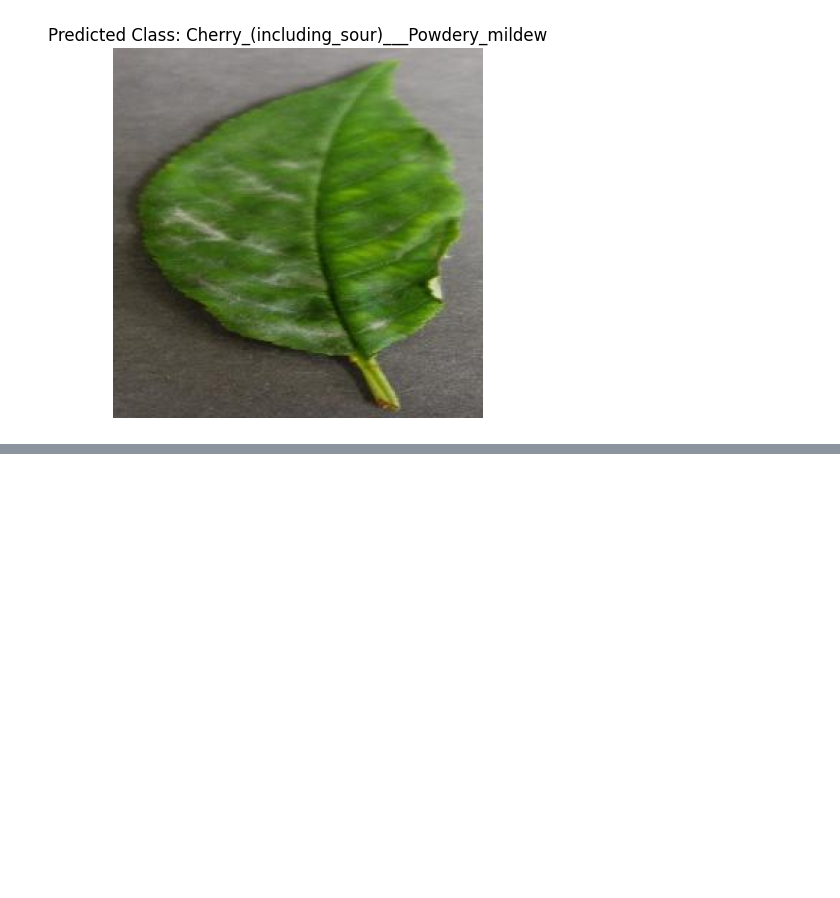
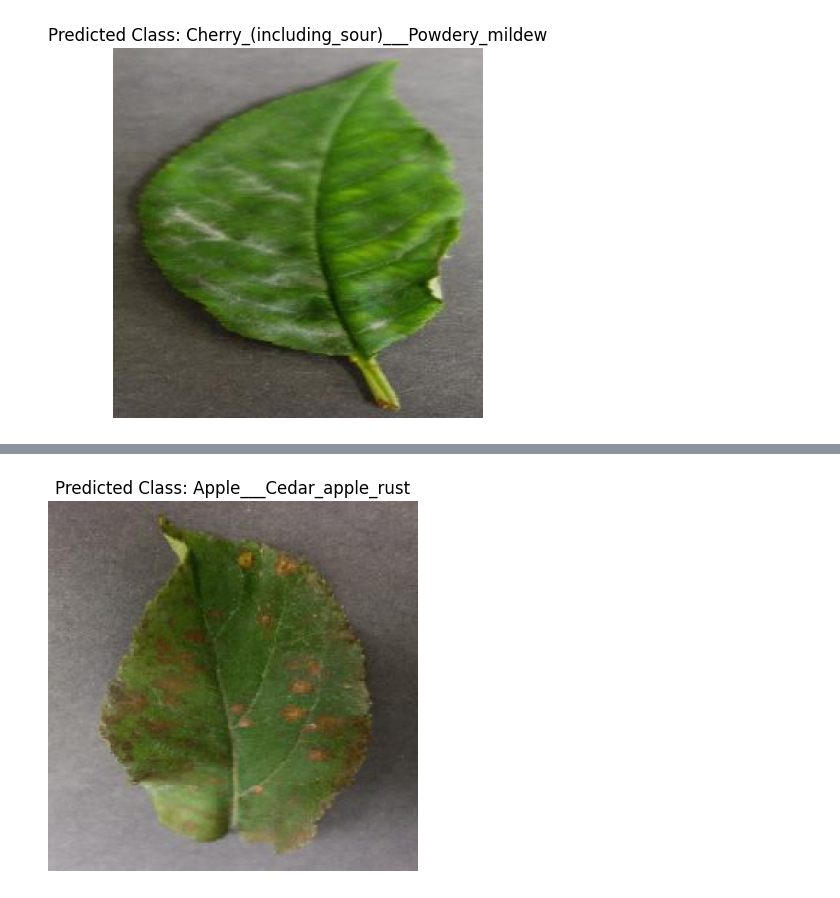
Before and after one commit to Haffizuddin7899/-Capstone-Project--Fungal_Disease_Classfication_In_Plants_Using_Leaf_Images-, a Jupyter notebook: Project_Code.ipynb, the cells around one changed output, grey strips where cells are left out. Cells and saved outputs as stored; diff of their text form; code cells hidden in the pictures; blank space fills up the shorter version.

```diff
--- a/Project_Code.ipynb
+++ b/Project_Code.ipynb
@@ -448,0 +454,30 @@ test_single_image('/content/gdrive/MyDrive/Capstone Project/DATA/data_split/test
+# %%
+# Load the saved model
+saved_model_path = '/content/gdrive/MyDrive/Capstone Project/model(VGG16-20).h5'  # Update the path accordingly
+loaded_model = load_model(saved_model_path)
+# %%
+# Function to preprocess the user-provided image and make a prediction
+def predict_image(user_image_path, model):
+    # Load and preprocess the user-provided image
+    img = image.load_img(user_image_path, target_size=(224, 224))
+    img_array = image.img_to_array(img)
+    img_array = np.expand_dims(img_array, axis=0)
+    img_array = img_array / 255.0  # Normalize pixel values to [0, 1]
+
+    # Make a prediction using the loaded model
+    prediction = model.predict(img_array)
+    predicted_class_index = np.argmax(prediction)
+
+    # Get class labels from the generator or define them based on your classes
+    class_labels = list(train_generator.class_indices.keys())
+
+    # Display the image and the predicted class
+    plt.imshow(img)
+    plt.title(f'Predicted Class: {class_labels[predicted_class_index]}')
+    plt.axis('off')
+    plt.show()
+# %%
+# Example usage:
+user_image_path = input("Enter the path of the image you want to predict: ")
+predict_image(user_image_path, loaded_model)
+# %% [output]
@@ -448,0 +486 @@ test_single_image('/content/gdrive/MyDrive/Capstone Project/DATA/data_split/test
+[figure, added]
```
Also changed, not shown: parts of 5 cells of this notebook.
